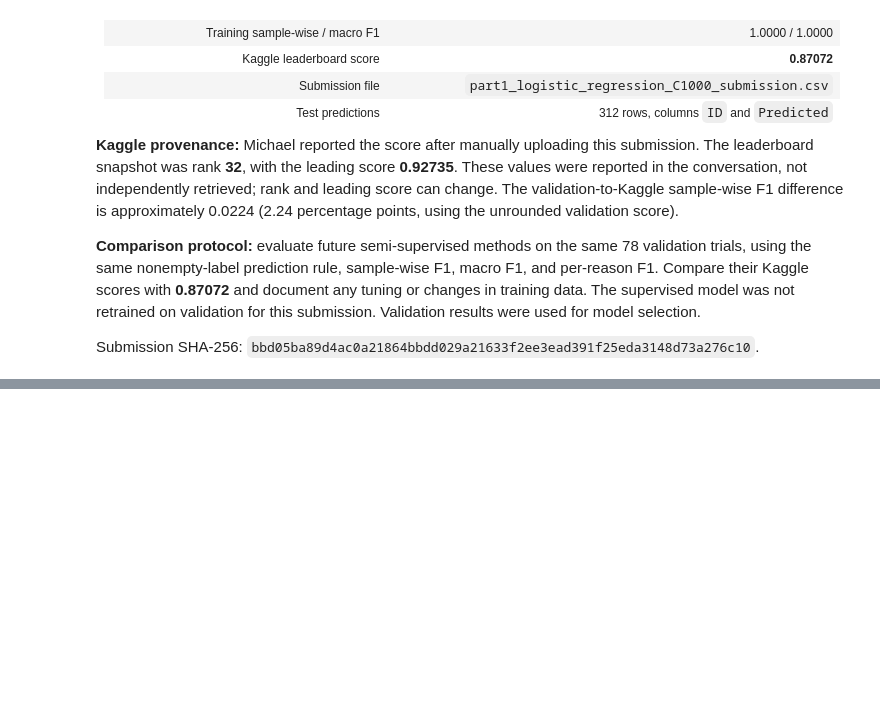
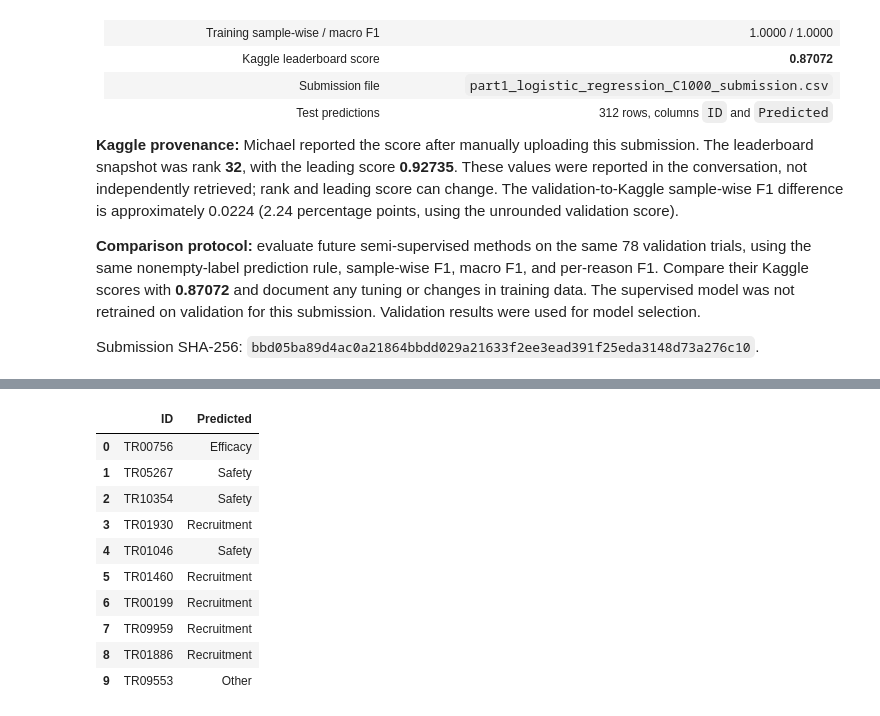
Before and after one commit to anihadagali7/AML-Midterm, a Jupyter notebook: part1/part1.ipynb, the cells around one changed output, grey strips where cells are left out. Cells and saved outputs as stored; diff of their text form; code cells hidden in the pictures; blank space fills up the shorter version.

```diff
--- a/part1/part1.ipynb
+++ b/part1/part1.ipynb
@@ -591,0 +1019,77 @@ Submission SHA-256: `bbd05ba89d4ac0a21864bbdd029a21633f2ee3ead391f25eda3148d73a2
+# %%
+k2_model_path = EXPERIMENT_DIR / "models" / "k02.joblib"
+k2_saved = joblib.load(k2_model_path)
+k2_classifier = k2_saved["classifier"]
+assert k2_saved["reasons"] == REASONS
+assert k2_classifier.named_steps["classifier"].estimator.C == 1000.0
+k2_training = pd.read_csv(EXPERIMENT_DIR / "datasets" / "k02_train.csv")
+assert len(k2_training) == k2_classifier.named_steps["scaler"].n_samples_seen_ == 545
+assert k2_training["label_source"].eq("original").sum() == 157
+assert k2_training["label_source"].eq("generated").sum() == 388
+
+k2_validation = evaluate_reason_classifier(k2_classifier, X_val, y_val)
+k2_recorded = comparison.set_index("experiment").loc["k02"]
+np.testing.assert_allclose(
+    k2_validation["metrics"]["sample_f1"], k2_recorded["validation_sample_f1"], atol=1e-14
+)
+np.testing.assert_allclose(
+    k2_validation["metrics"]["macro_f1"], k2_recorded["validation_macro_f1"], atol=1e-14
+)
+
+k2_test = pd.read_csv(DATA_DIR / "part1_test.csv")
+k2_sample = pd.read_csv(DATA_DIR / "part1_sample_submission.csv")
+assert k2_test["ID"].is_unique and k2_sample["ID"].is_unique
+assert set(k2_test["ID"]) == set(k2_sample["ID"])
+assert set(k2_test["ID"]).isdisjoint(k2_training["ID"])
+assert set(k2_test["ID"]).isdisjoint(val_df["ID"])
+assert np.isfinite(k2_test[EMBEDDING_COLUMNS].to_numpy()).all()
+k2_probabilities = k2_classifier.predict_proba(k2_test[EMBEDDING_COLUMNS].to_numpy())
+k2_predictions, k2_fallback = predict_reason_labels(k2_probabilities, THRESHOLD, ensure_nonempty=True)
+k2_submission = pd.DataFrame({
+    "ID": k2_test["ID"],
+    "Predicted": [" ".join(r for r, yes in zip(REASONS, row) if yes) for row in k2_predictions],
+})
+k2_submission = k2_submission.set_index("ID").loc[k2_sample["ID"]].reset_index()
+assert k2_submission["ID"].tolist() == k2_sample["ID"].tolist()
+assert k2_submission.columns.tolist() == ["ID", "Predicted"]
+assert len(k2_submission) == 312 and k2_submission["Predicted"].str.len().gt(0).all()
+assert k2_submission["Predicted"].map(lambda s: set(s.split()).issubset(REASONS)).all()
+k2_submission_path = DATA_DIR / "part1_kmeans_K2_C1000_submission.csv"
+k2_submission.to_csv(k2_submission_path, index=False)
+pd.testing.assert_frame_equal(pd.read_csv(k2_submission_path), k2_submission)
+
+k2_submission_record = {
+    "experiment": "k02", "training_trials": len(k2_training),
+    "original_trials": 157, "generated_trials": 388, "classifier_C": 1000.0,
+    "generated_label_weight": 0.25, "threshold": THRESHOLD,
+    "fallback": "highest-probability reason when no reason meets threshold",
+    "validation_sample_f1": k2_validation["metrics"]["sample_f1"],
+    "validation_macro_f1": k2_validation["metrics"]["macro_f1"],
+    "test_rows": len(k2_submission), "test_fallback_trials": int(k2_fallback.sum()),
+    "submission_file": k2_submission_path.name,
+    "submission_sha256": hashlib.sha256(k2_submission_path.read_bytes()).hexdigest(),
+    "model_file": "models/k02.joblib",
+    "model_sha256": hashlib.sha256(k2_model_path.read_bytes()).hexdigest(),
+    "kaggle_score": REPORTED_KAGGLE_SCORES["k02"],
+    "kaggle_status": "submitted; score reported by Michael",
+    "baseline_kaggle_score": 0.87072,
+}
+(EXPERIMENT_DIR / "k02_submission.json").write_text(json.dumps(k2_submission_record, indent=2) + "\n")
+
+k2_summary_path = EXPERIMENT_DIR / "SUMMARY.md"
+k2_summary = k2_summary_path.read_text().split("## K=2 Kaggle submission")[0].rstrip()
+k2_summary += (
+    "\n\n## K=2 Kaggle submission\n\n"
+    f"Prepared `{k2_submission_path.name}` with 312 predictions from the saved K=2 classifier, "
+    f"trained on 157 known-label and 388 generated-label trials. Test fallback cases: {int(k2_fallback.sum())}. "
+    "The prediction rule matches the supervised baseline. "
+    "**Kaggle score: 0.87393 (reported by Michael after manual submission).** Baseline Kaggle reference: **0.87072**. "
+    "`k02_submission.json` records the model and submission checksums.\n"
+)
+k2_summary_path.write_text(k2_summary)
+print(f"Saved {len(k2_submission)} predictions to: {k2_submission_path.resolve()}")
+print(f"Validation sample-wise F1: {k2_validation['metrics']['sample_f1']:.4f}")
+print(f"Validation macro F1: {k2_validation['metrics']['macro_f1']:.4f}")
+print(f"Test trials requiring fallback: {k2_fallback.sum()}")
+display(k2_submission.head(10))
+# %% [output]
@@ -591,0 +1100,11 @@ Submission SHA-256: `bbd05ba89d4ac0a21864bbdd029a21633f2ee3ead391f25eda3148d73a2
+|  | ID | Predicted |
+| 0 | TR00756 | Efficacy |
+| 1 | TR05267 | Safety |
+| 2 | TR10354 | Safety |
+| 3 | TR01930 | Recruitment |
+| 4 | TR01046 | Safety |
+| 5 | TR01460 | Recruitment |
+| 6 | TR00199 | Recruitment |
+| 7 | TR09959 | Recruitment |
+| 8 | TR01886 | Recruitment |
+| 9 | TR09553 | Other |
```
Also changed, not shown: parts of 12 cells of this notebook, 33 other files.
